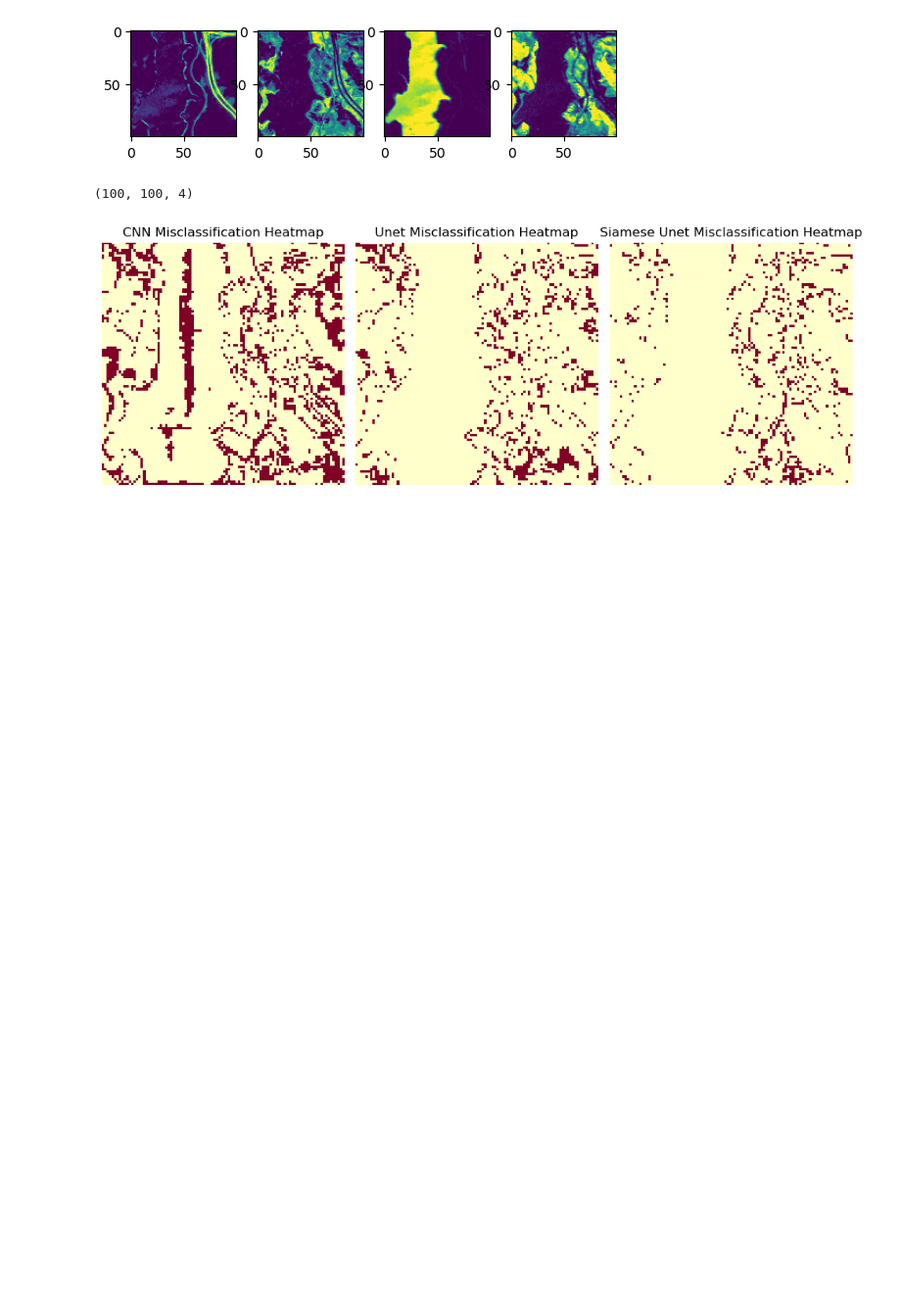
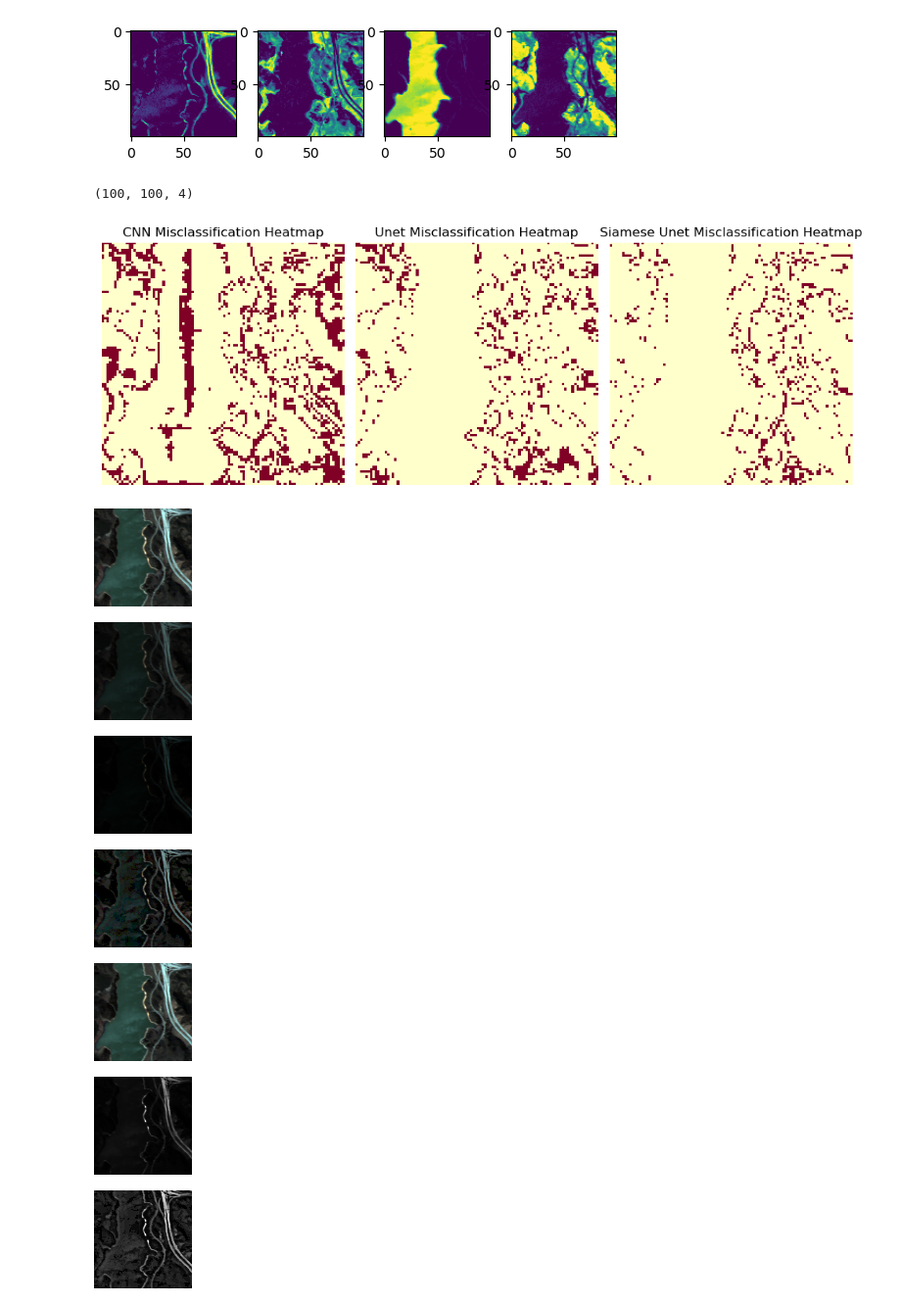
Before and after one commit to CVC-Lab/HSI-MSI-Image-Fusion, a Jupyter notebook: notebooks/viz_classes.ipynb, the cells around one changed output. Shown: that part at 98% size. Drawn from its saved outputs; the diff is of its cells as text; code cells hidden in the pictures; blank space fills up the shorter version.

```diff
--- a/notebooks/viz_classes.ipynb
+++ b/notebooks/viz_classes.ipynb
@@ -85,0 +89,27 @@ plt.show()
+# %%
+import yaml
+from datasets import dataset_factory
+
+with open('configs/jasper_ridge.yaml', 'r') as file:
+    config = yaml.safe_load(file)
+
+dataset_name = config['dataset']['name']
+train_dataset = dataset_factory[config['dataset']['name']](
+                **config['dataset']['kwargs'], mode="train",
+                transforms=None)
+sri, orig_rgb, gt = train_dataset.img_sri, train_dataset.img_rgb, train_dataset.gt
+# %%
+from PIL import ImageEnhance, Image
+import numpy as np
+
+image = Image.fromarray((orig_rgb*255).astype(np.uint8))
+enhancer = ImageEnhance.Brightness(image)
+low_light_image = enhancer.enhance(0.4)
+# %%
+image
+# %% [output]
+[figure, added]
+# %%
+low_light_image
+# %% [output]
+[figure, added]
@@ -85,0 +130,4 @@ plt.show()
+# %%
+final_im
+# %% [output]
+[figure, added]
@@ -85,0 +138,4 @@ plt.show()
+# %%
+Image.fromarray(im_en)
+# %% [output]
+[figure, added]
@@ -85,0 +169,8 @@ plt.show()
+# %%
+before
+# %% [output]
+[figure, added]
+# %%
+after
+# %% [output]
+[figure, added]
@@ -85,0 +181,4 @@ plt.show()
+# %%
+Image.fromarray((after*255).astype(np.uint8))
+# %% [output]
+[figure, added]
```
Also changed, not shown: parts of 13 cells of this notebook, 8 other files.
